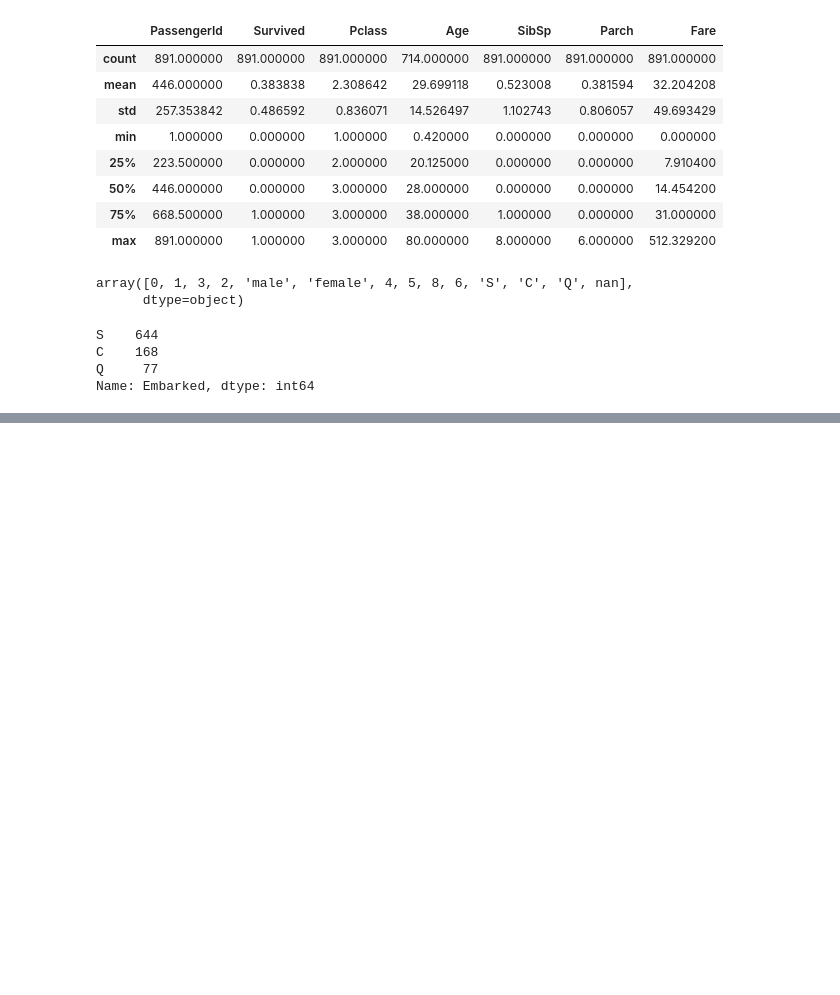
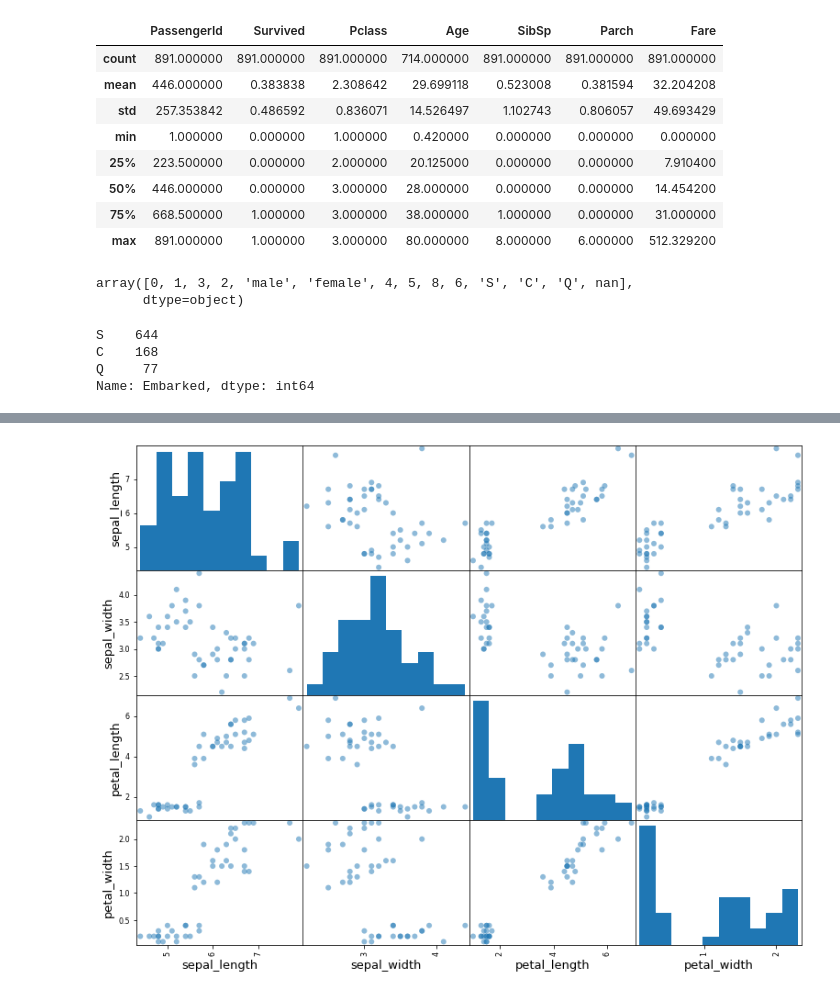
Before and after one commit to CameronGTaylor/ds-methodologies-exercises, a Jupyter notebook: classification/classification_exercises.ipynb, the cells around one changed output, grey strips where cells are left out. Drawn from its saved outputs; the diff is of its cells as text; code cells hidden in the pictures; blank space fills up the shorter version.

```diff
--- a/classification/classification_exercises.ipynb
+++ b/classification/classification_exercises.ipynb
@@ -172,0 +250,7 @@ Name: Embarked, dtype: int64
+# %%
+cmap = cm.get_cmap('gnuplot')
+axes = pd.plotting.scatter_matrix(
+    train.drop(columns='species'), marker='o')#, s=40,)
+    #hist_kwds={'bins':15},  figsize=(9,9), cmap=cmap)
+# %% [output]
+[figure, added]
```
Also changed, not shown: parts of 17 cells of this notebook.
